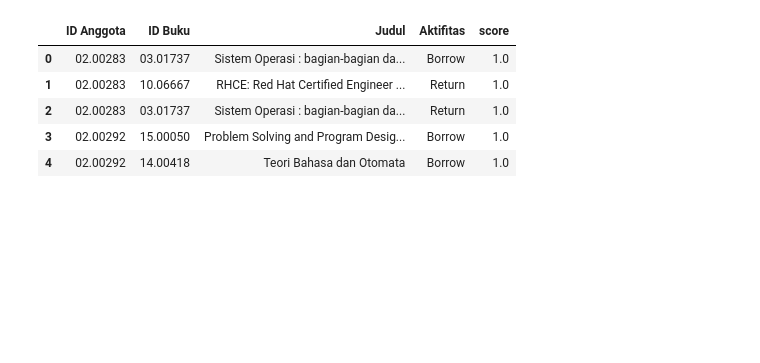
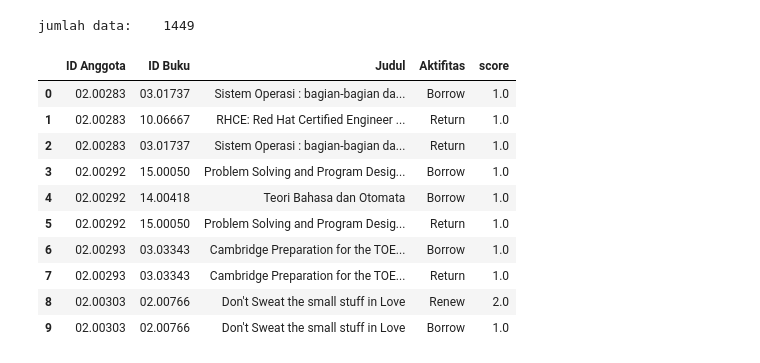
Before and after one commit to packmanproject/recommendation-syetem, a Jupyter notebook: Recommendation_v.1.ipynb, the cells around one changed output. Cells and saved outputs as stored; diff of their text form; code cells hidden in the pictures; blank space fills up the shorter version.

```diff
--- a/Recommendation_v.1.ipynb
+++ b/Recommendation_v.1.ipynb
@@ -27,0 +23,6 @@ data_jan
+# %%
+# Data Feb
+data_feb=pd.read_excel('Peminjaman buku 2016.xls',sheetname='Feb',header=3)
+data_feb=data_jan[3:]
+data_feb=data_feb.reset_index(drop=True)
+data_feb.head()
@@ -27,0 +36,4 @@ data_jan
+# %%
+data_peminjaman=pd.concat([data_jan,data_feb])
+print "jumlah data:\t", len(data_peminjaman)
+data_peminjaman.head()
@@ -102,19 +133,26 @@ pd.crosstab(data_jan['ID Anggota'],data_jan['ID Buku'])
 # %%
-data_iseng=data_jan.copy()
-data_iseng=data_iseng[['ID Anggota','ID Buku','Judul','Aktifitas']]
-data_iseng=data_iseng.dropna(how='any')
+data_peminjaman_aktivitas=data_peminjaman.copy()
+data_peminjaman_aktivitas=data_peminjaman_aktivitas[['ID Anggota','ID Buku','Judul','Aktifitas']]
+data_peminjaman_aktivitas=data_peminjaman_aktivitas.dropna(how='any')
 event_type = {
    'Borrow': 1.0,
    'Return': 1.0,
    'Renew': 2.0
 }
 
-data_iseng['score'] = data_iseng['Aktifitas'].apply(lambda x: event_type[x])
-data_iseng.head()
+data_peminjaman_aktivitas['score'] = data_peminjaman_aktivitas['Aktifitas'].apply(lambda x: event_type[x])
+print "jumlah data:\t", len(data_peminjaman_aktivitas)
+data_peminjaman_aktivitas.head(10)
 # %% [output]
+jumlah data:    1449
 |  | ID Anggota | ID Buku | Judul | Aktifitas | score |
 | 0 | 02.00283 | 03.01737 | Sistem Operasi : bagian-bagian da... | Borrow | 1.0 |
 | 1 | 02.00283 | 10.06667 | RHCE: Red Hat Certified Engineer ... | Return | 1.0 |
 | 2 | 02.00283 | 03.01737 | Sistem Operasi : bagian-bagian da... | Return | 1.0 |
 | 3 | 02.00292 | 15.00050 | Problem Solving and Program Desig... | Borrow | 1.0 |
 | 4 | 02.00292 | 14.00418 | Teori Bahasa dan Otomata | Borrow | 1.0 |
+| 5 | 02.00292 | 15.00050 | Problem Solving and Program Desig... | Return | 1.0 |
+| 6 | 02.00293 | 03.03343 | Cambridge Preparation for the TOE... | Borrow | 1.0 |
+| 7 | 02.00293 | 03.03343 | Cambridge Preparation for the TOE... | Return | 1.0 |
+| 8 | 02.00303 | 02.00766 | Don't Sweat the small stuff in Love | Renew | 2.0 |
+| 9 | 02.00303 | 02.00766 | Don't Sweat the small stuff in Love | Borrow | 1.0 |
```
Also changed, not shown: parts of 39 cells of this notebook.
